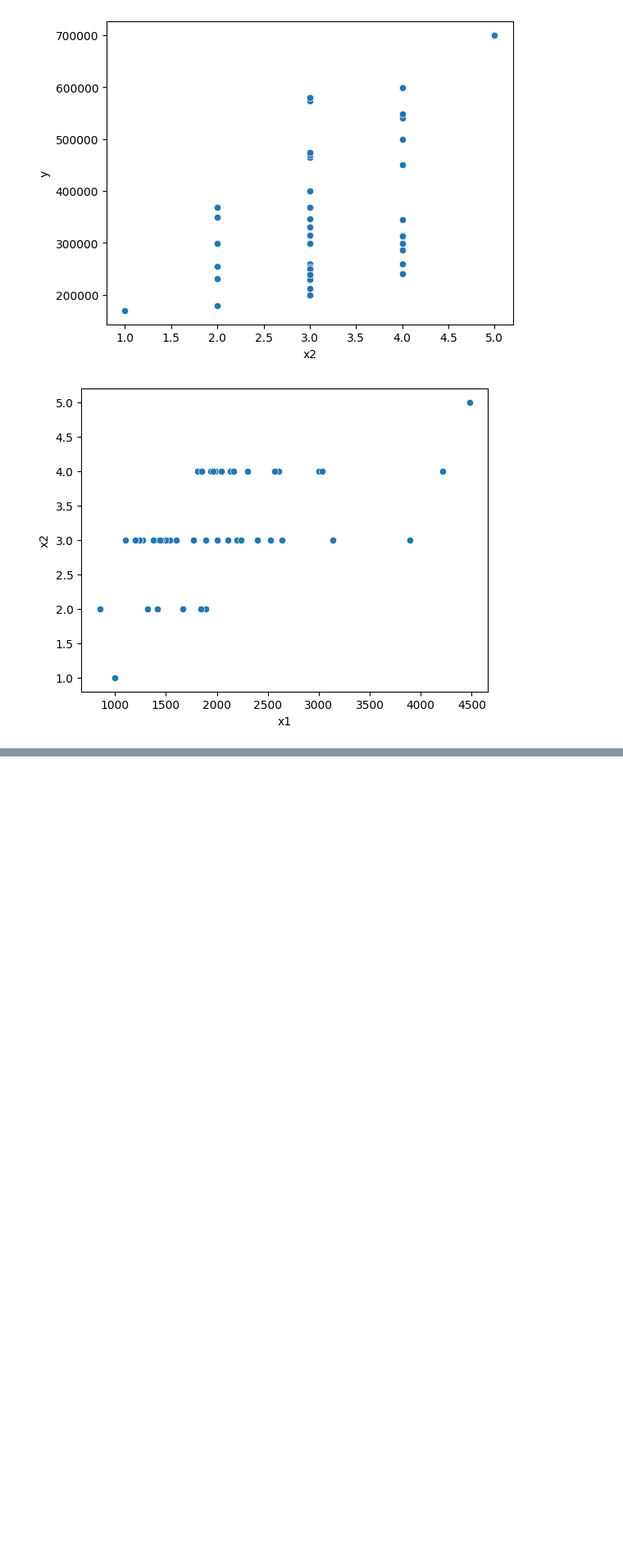
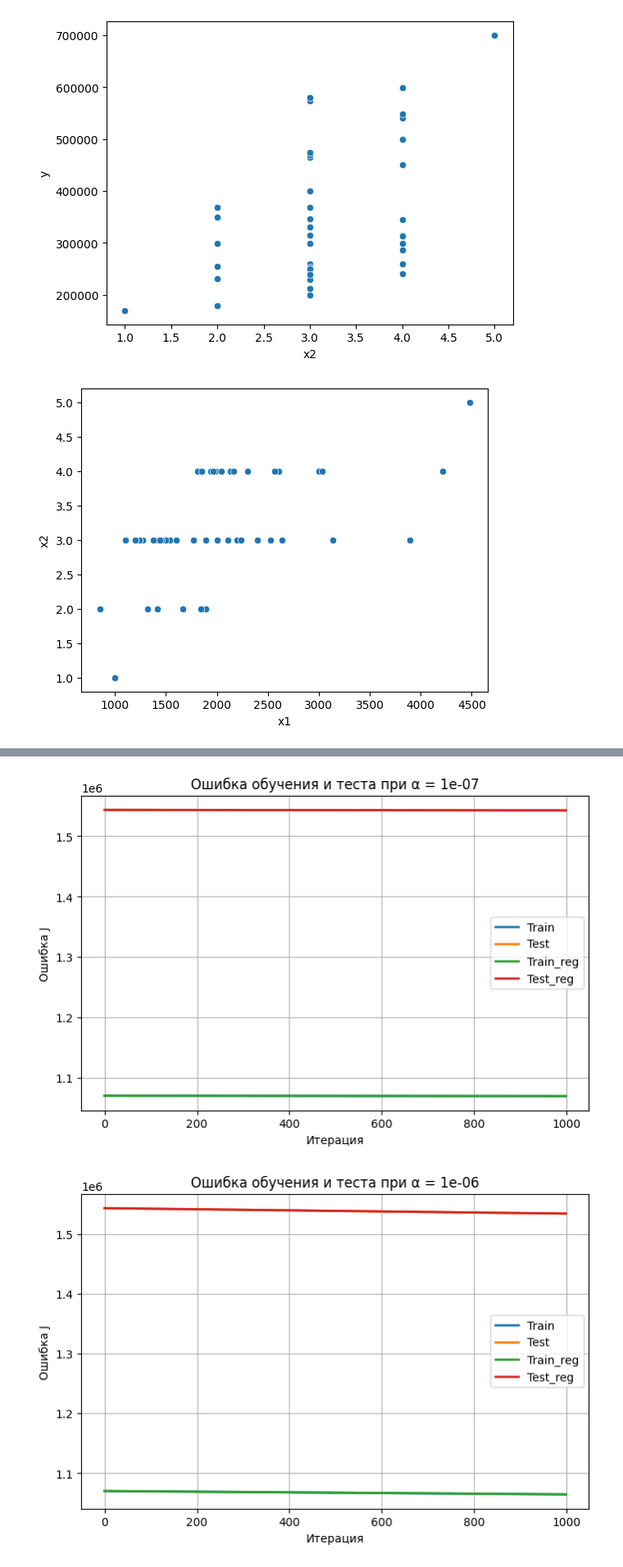
Before and after one commit to KachanVlg/ML-studying, a Jupyter notebook: ML_LR2.ipynb, the cells around one changed output, grey strips where cells are left out. Shown at 82% size. Saved outputs shown, nothing was run; the diff lists cells and outputs as text; code cells hidden in the pictures; blank space fills up the shorter version.

```diff
--- a/ML_LR2.ipynb
+++ b/ML_LR2.ipynb
@@ -111,0 +223,44 @@ plt.show()
+# %%
+
+
+data = data_frame.values
+x1 = data[:, 0]
+x2 = data[:, 1]
+y = data[:, 2]
+
+x3 = x1 + x2
+x4 = x1 * x2
+x5 = np.power(x1, 2)
+x6 = np.sin(x1)
+
+data = np.column_stack((x1, x2, x3, x4,x5, x6, y))
+np.random.shuffle(data)
+data_train, data_test = np.split(data, [int(0.5 * len(data))])
+
+#Стандартизация
+
+mean_dev = np.mean(data_train[:, :-1], axis=0)
+std_dev = np.std(data_train[:, :-1], axis=0)
+
+def standard(data_to_std, mean_dev, std_dev):
+  data_to_std[:] = (data_to_std - mean_dev)/std_dev
+
+standard(data_train[:,:-1], mean_dev, std_dev)
+standard(data_test[:,:-1], mean_dev, std_dev)
+
+data_train = np.insert(data_train, 0, 1, axis=1)
+data_test = np.insert(data_test, 0, 1, axis=1)
+
+
+
+batch_size: int = 8
+lambd: float =  1
+epoch_num = 1000
+thetas_base = np.random.rand(7,1)
+alphas = np.logspace(-7, 1, num=9, base=10)
+history = {}
+
+learn_n_vis(thetas_base, epoch_num, data_train, data_test, lambd)
+# %% [output]
+[figure, added]
+[figure, added]
```
Also changed, not shown: parts of 6 cells of this notebook.
